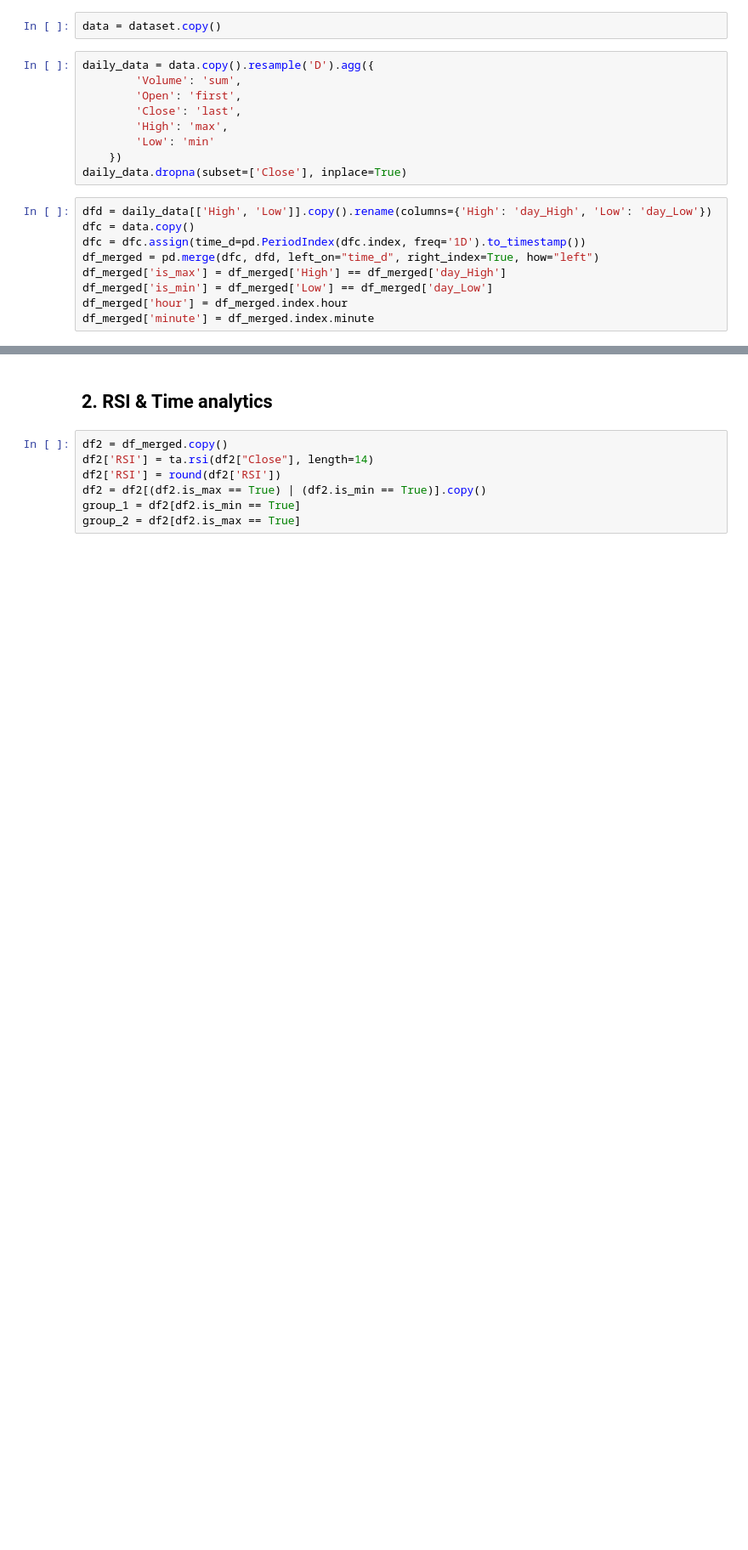
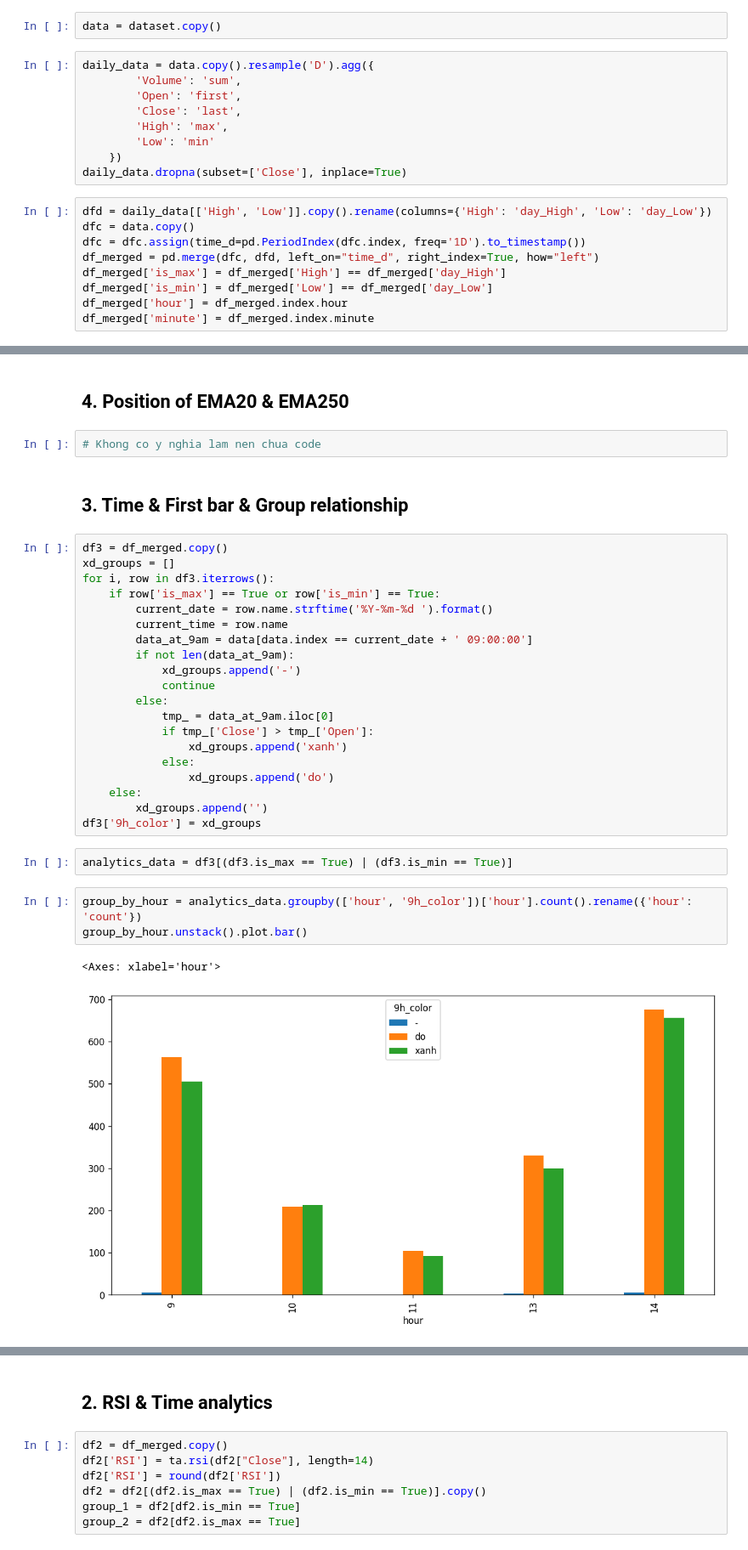
Before and after one commit to zuongthaotn/phantich-chungkhoan, a Jupyter notebook: VN30F1M/Day_High_Low_Analytics.ipynb, the cells around one changed output, grey strips where cells are left out. Shown at 85% size. Drawn from its saved outputs; the diff is of its cells as text; blank space fills up the shorter version.

```diff
--- a/VN30F1M/Day_High_Low_Analytics.ipynb
+++ b/VN30F1M/Day_High_Low_Analytics.ipynb
@@ -50,0 +68,34 @@ df_merged['minute'] = df_merged.index.minute
+# %% [markdown]
+## 4. Position of EMA20 & EMA250
+# %%
+# Khong co y nghia lam nen chua code
+# %% [markdown]
+## 3. Time & First bar & Group relationship
+# %%
+df3 = df_merged.copy()
+xd_groups = []
+for i, row in df3.iterrows():
+    if row['is_max'] == True or row['is_min'] == True:
+        current_date = row.name.strftime('%Y-%m-%d ').format()
+        current_time = row.name
+        data_at_9am = data[data.index == current_date + ' 09:00:00']
+        if not len(data_at_9am):
+            xd_groups.append('-')
+            continue
+        else:
+            tmp_ = data_at_9am.iloc[0]
+            if tmp_['Close'] > tmp_['Open']:
+                xd_groups.append('xanh')
+            else:
+                xd_groups.append('do')
+    else:
+        xd_groups.append('')
+df3['9h_color'] = xd_groups
+# %%
+analytics_data = df3[(df3.is_max == True) | (df3.is_min == True)]
+# %%
+group_by_hour = analytics_data.groupby(['hour', '9h_color'])['hour'].count().rename({'hour': 'count'})
+group_by_hour.unstack().plot.bar()
+# %% [output]
+<Axes: xlabel='hour'>
+[figure, added]
```
Also changed, not shown: parts of 3 cells of this notebook, 2 other files.
